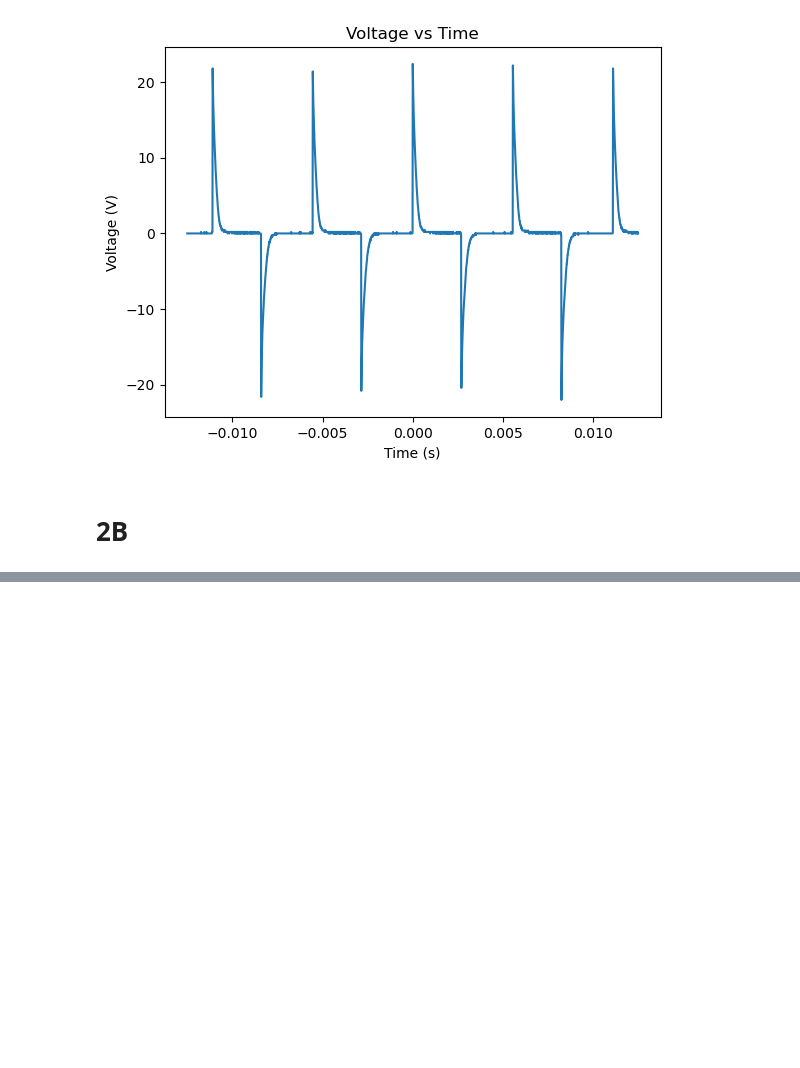
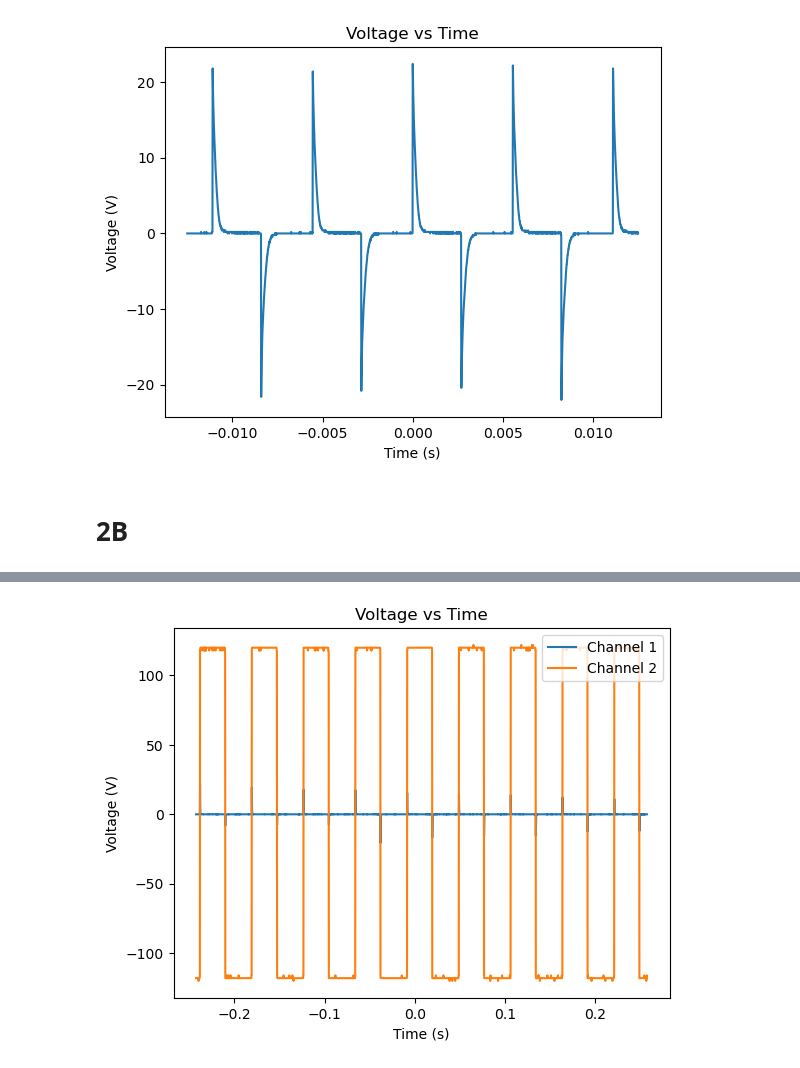
Before and after one commit to Quantum-Impulse/Eletronic-Techniques-Reports, a Jupyter notebook: Report 1/Lab 2/Lab2.ipynb, the cells around one changed output, grey strips where cells are left out. Cells and saved outputs as stored; diff of their text form; code cells hidden in the pictures; blank space fills up the shorter version.

```diff
--- a/Report 1/Lab 2/Lab2.ipynb
+++ b/Report 1/Lab 2/Lab2.ipynb
@@ -184,0 +226,12 @@ plt.show()
+# %%
+# graph data_2b_ch1_200hz and data_2b_ch2_200hz, overlaying each other.
+# Add index of channels to the legend
+plt.plot(data_2b_ch1_200hz['Time'], data_2b_ch1_200hz['Voltage'])
+plt.plot(data_2b_ch2_200hz['Time'], data_2b_ch2_200hz['Voltage'])
+plt.xlabel('Time (s)')
+plt.ylabel('Voltage (V)')
+plt.title('Voltage vs Time')
+plt.legend(['Channel 1', 'Channel 2'])
+plt.show()
+# %% [output]
+[figure, added]
```
Also changed, not shown: parts of 8 cells of this notebook, 11 other files.
